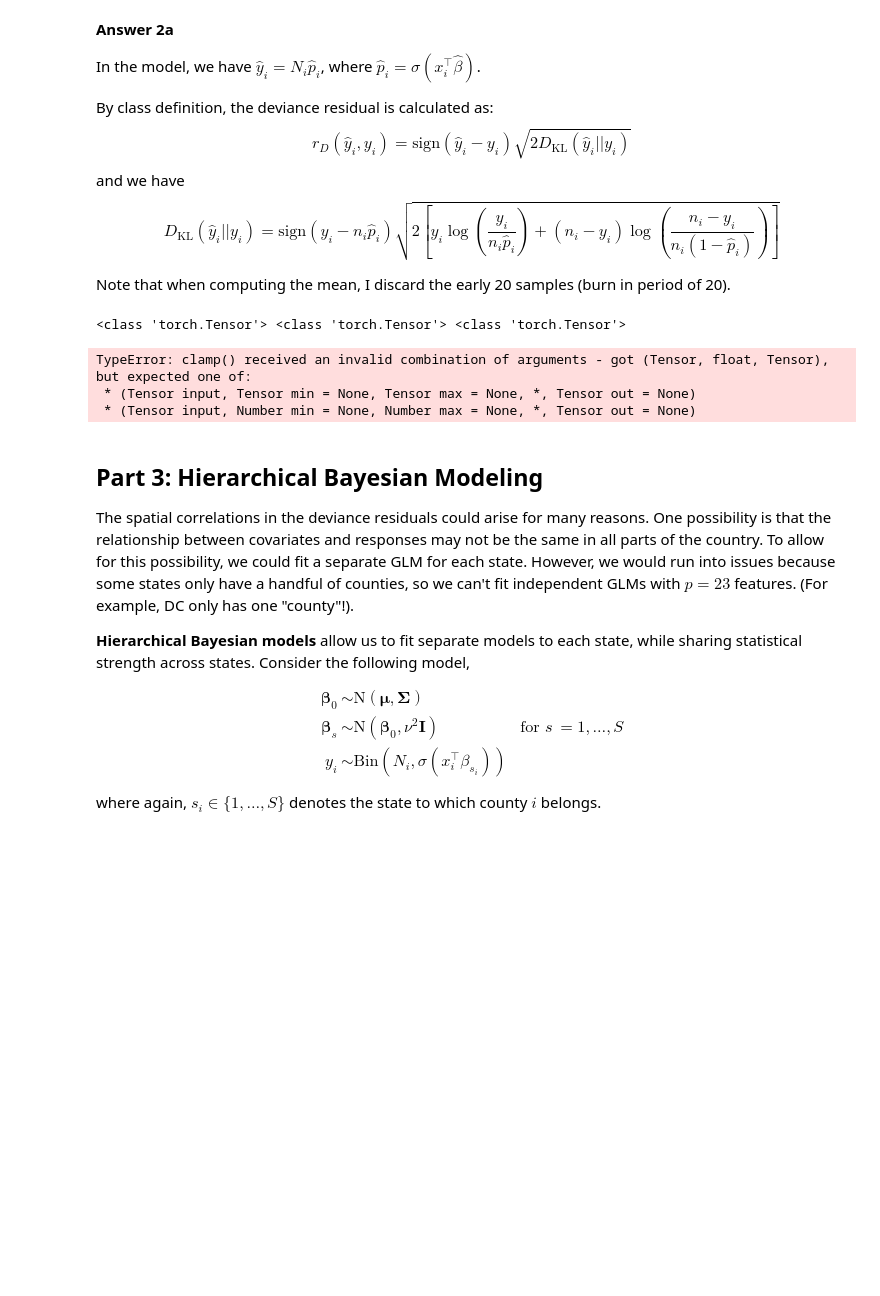
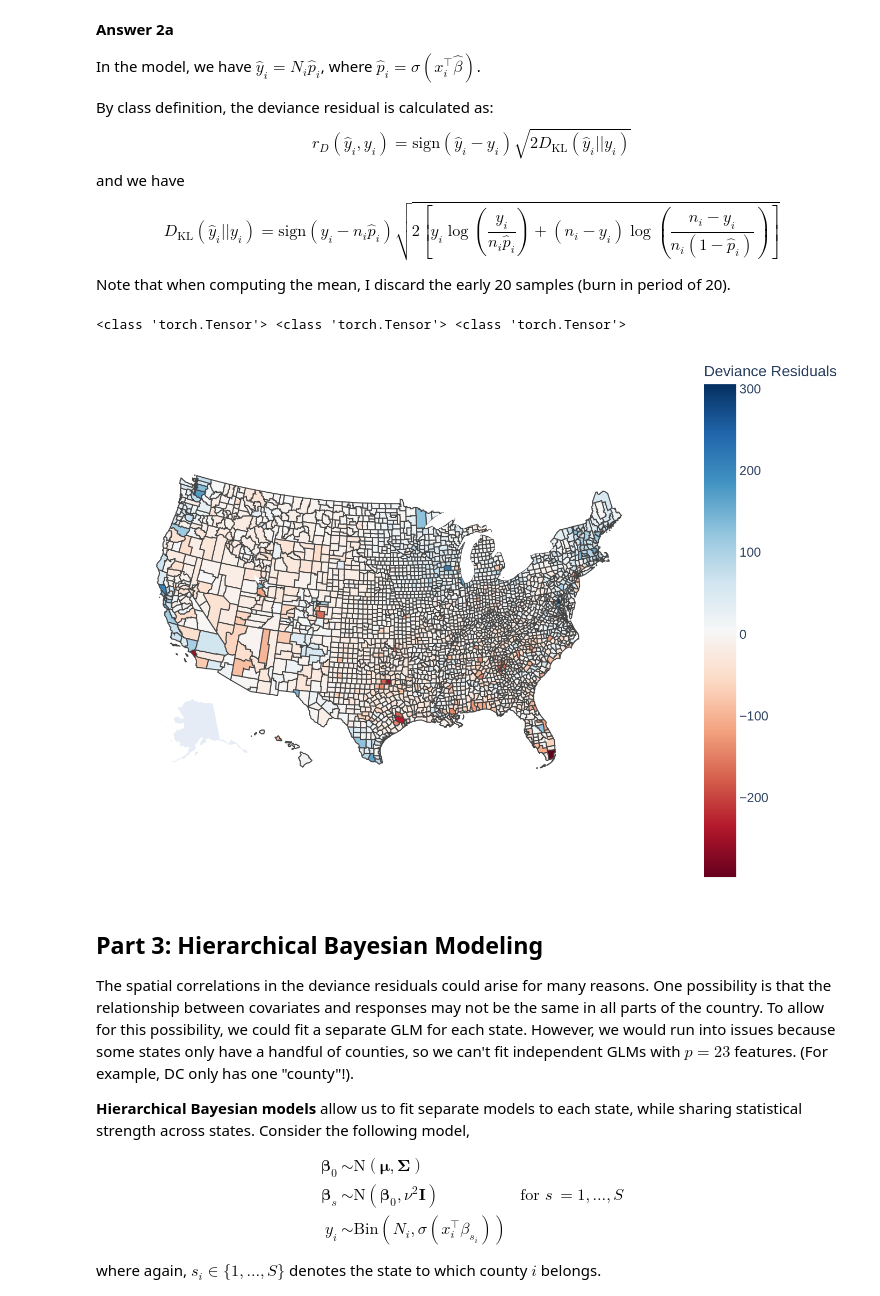
Before and after one commit to dlvh/stats305b, a Jupyter notebook: assignments/hw2/hw2.ipynb, the cells around one changed output. Drawn from its saved outputs; the diff is of its cells as text; code cells hidden in the pictures; blank space fills up the shorter version.

```diff
--- a/assignments/hw2/hw2.ipynb
+++ b/assignments/hw2/hw2.ipynb
@@ -731,37 +731,35 @@ Note that when computing the mean, I discard the early 20 samples (burn in perio
 betas = glm_samples["betas"]
 betas_after_20 = betas[20:, :]
 betas_after_20_mean = betas_after_20.mean(dim=0)
 predicted_probabilities = torch.sigmoid(X @ betas_after_20_mean)
 # True model
 y = torch.tensor(responses.y)
 N = torch.tensor(responses.N)
 # KL Divergence and Deviance Residual
 
 # A small function to compute deviance for a single county:
 def dev_resid_binomial(y_i, n_i, p_i, eps=1e-6):
     # clamp to avoid log(0):
     print(type(y_i), type(n_i), type(p_i))
-    y_i_clamped = torch.clamp(y_i.float(), eps, n_i.float() - eps)
+    y_i_clamped = y_i #torch.clamp(y_i.float(), eps, n_i.float() - eps)
     numerator1 = y_i_clamped * torch.log(y_i_clamped / (n_i * p_i + eps))
     numerator2 = (n_i - y_i_clamped) * torch.log((n_i - y_i_clamped) / (n_i * (1 - p_i) + eps))
     dev = 2.0 * (numerator1 + numerator2)
     # sign:
     sign_val = torch.sign(y_i.float() - n_i.float() * p_i)
     return sign_val * torch.sqrt(torch.clamp(dev, min=0.0))
 
 residuals = dev_resid_binomial(y, N, predicted_probabilities)
 # (If needed, do this in a loop or with vector ops for all counties.)
 
 # 4. Plot the deviance residuals across counties
 plot_counties(responses.fips,
               residuals,
               label="Deviance Residuals",
               interactive=False)
 # %% [output]
 <class 'torch.Tensor'> <class 'torch.Tensor'> <class 'torch.Tensor'>
-TypeError: clamp() received an invalid combination of arguments - got (Tensor, float, Tensor), but expected one of:
- * (Tensor input, Tensor min = None, Tensor max = None, *, Tensor out = None)
- * (Tensor input, Number min = None, Number max = None, *, Tensor out = None)
+[figure, added]
 # %% [markdown]
 ## Part 3: Hierarchical Bayesian Modeling
 
```
